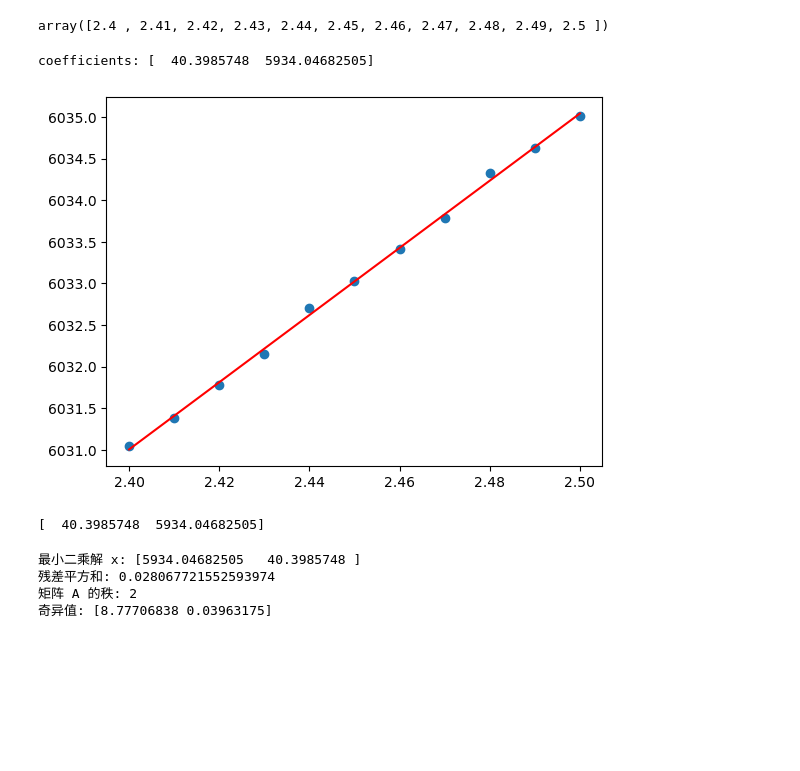
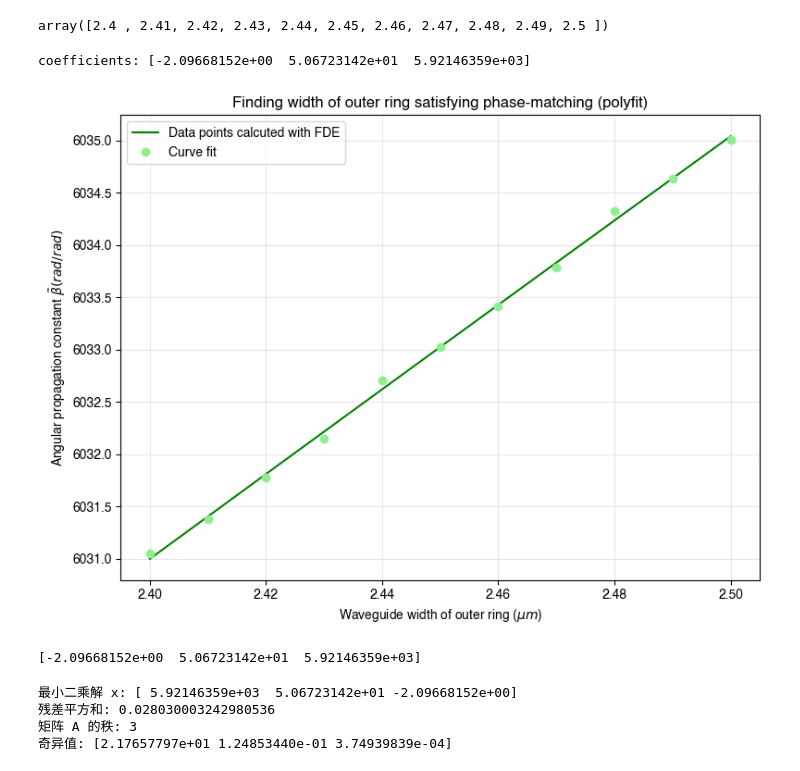
Before and after one commit to Harryxwh/SiNDispersionEngineering, a Jupyter notebook: Finding geometry with matched neff.ipynb, the cells around one changed output. Cells and saved outputs as stored; diff of their text form; code cells hidden in the pictures; blank space fills up the shorter version.

```diff
--- a/Finding geometry with matched neff.ipynb
+++ b/Finding geometry with matched neff.ipynb
@@ -44,5 +73,5 @@ def Plot_curve(X,Y_arr,Y_legends,
 # %%
-filename = 'Scanning_Lx_from2_4to2_5um.txt'
+filename = 'data/Parameter Sweep data/' + 'Scanning_Lx_from2_4to2_5um_L_inner_8um_gap.txt'
 data = np.loadtxt(filename,delimiter=',',dtype=float,skiprows=1)
 Lx = data[:,0]
 Lx
@@ -52,7 +81,7 @@ array([2.4 , 2.41, 2.42, 2.43, 2.44, 2.45, 2.46, 2.47, 2.48, 2.49, 2.5 ])
 n_eff = data[:,1]
 
 # 使用polyfit进行线性拟合，deg=1表示线性拟合
-coefficients = np.polyfit(Lx, n_eff, 1)
+coefficients = np.polyfit(Lx, n_eff, 2)
 
 # 使用poly1d生成多项式对象
 polynomial = np.poly1d(coefficients)
@@ -63,35 +92,38 @@ print("coefficients:", coefficients)
 # 使用拟合得到的模型进行预测
 r_fit = np.linspace(Lx[0], Lx[-1], 100000)
 n_fit = polynomial(r_fit)
-
-# 绘制原始数据和拟合曲线
-plt.scatter(Lx, n_eff)
-plt.plot(r_fit, n_fit, color='red')
-plt.show()
-print(coefficients)
 # %% [output]
-coefficients: [  40.3985748  5934.04682505]
+coefficients: [-2.09668152e+00  5.06723142e+01  5.92146359e+03]
-[figure, removed]
-[  40.3985748  5934.04682505]
+# %%
+# 绘制原始数据和拟合曲线
+Plot_curve((r_fit,Lx),(n_fit,n_eff),
+           Y_legends = ["Data points calcuted with FDE","Curve fit"],
+           X_label = r"Waveguide width of outer ring ($\mu m$)",
+           Y_label = r"Angular propagation constant $\tilde{\beta}(rad/rad)$",
+           title = "Finding width of outer ring satisfying phase-matching (polyfit)",
+           #title = "寻找合适的波导宽度",
+           marker_list = ["","o"],
+           linestyle_list = ["-",""],
+           bbox_to_anchor=())
+print(coefficients)
+# %% [output]
+[figure, added]
+[-2.09668152e+00  5.06723142e+01  5.92146359e+03]
 # %%
 import numpy as np
 from scipy.linalg import lstsq
 
-# 定义矩阵 A 和向量 b
-Lx_expanded = np.c_[np.ones((np.shape(Lx)[0],1)),Lx]
-
-# 使用 lstsq 求解最小二乘问题
+# 使用二次函数，最小二乘法拟合
+Lx_expanded = np.c_[np.ones((np.shape(Lx)[0],1)),Lx,np.square(Lx)]
 coefficients, residuals, rank, s = lstsq(Lx_expanded, n_eff)
-
-# 输出结果
 print("最小二乘解 x:", coefficients)
 print("残差平方和:", residuals)
 print("矩阵 A 的秩:", rank)
 print("奇异值:", s)
 # %% [output]
-最小二乘解 x: [5934.04682505   40.3985748 ]
-残差平方和: 0.028067721552593974
-矩阵 A 的秩: 2
-奇异值: [8.77706838 0.03963175]
+最小二乘解 x: [ 5.92146359e+03  5.06723142e+01 -2.09668152e+00]
+残差平方和: 0.028030003242980536
+矩阵 A 的秩: 3
+奇异值: [2.17657797e+01 1.24853440e-01 3.74939839e-04]
 # %%
 def func(x,coefficients):
```
Also changed, not shown: parts of 16 cells of this notebook.
